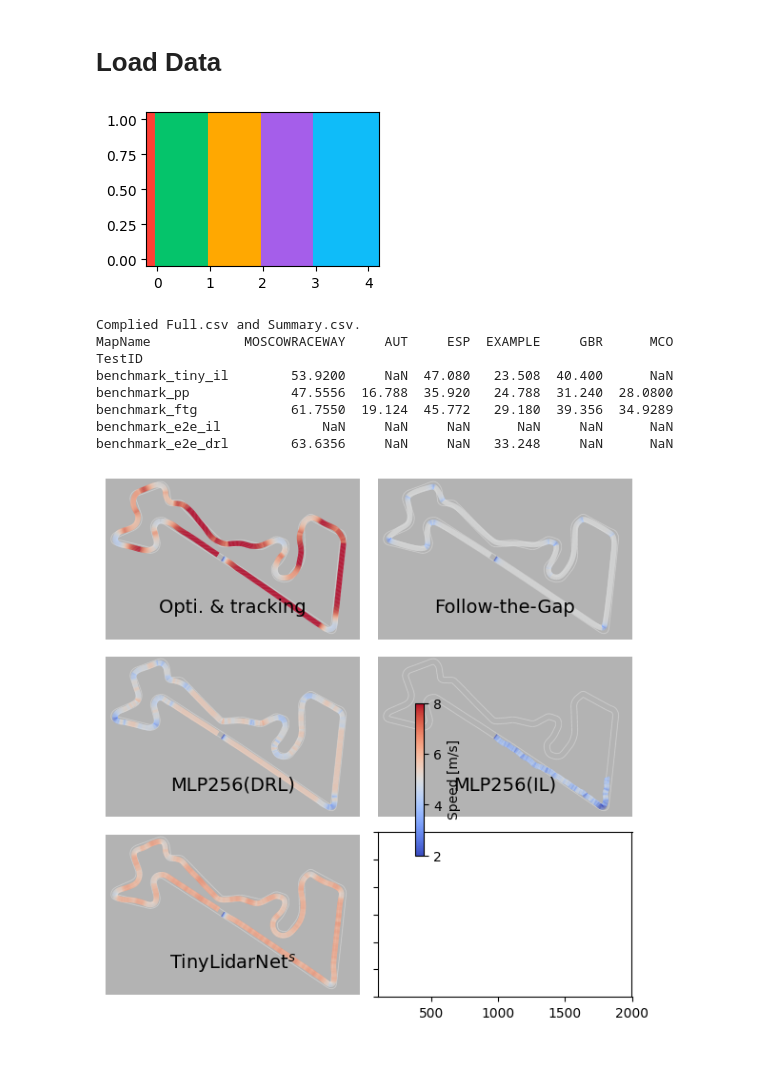
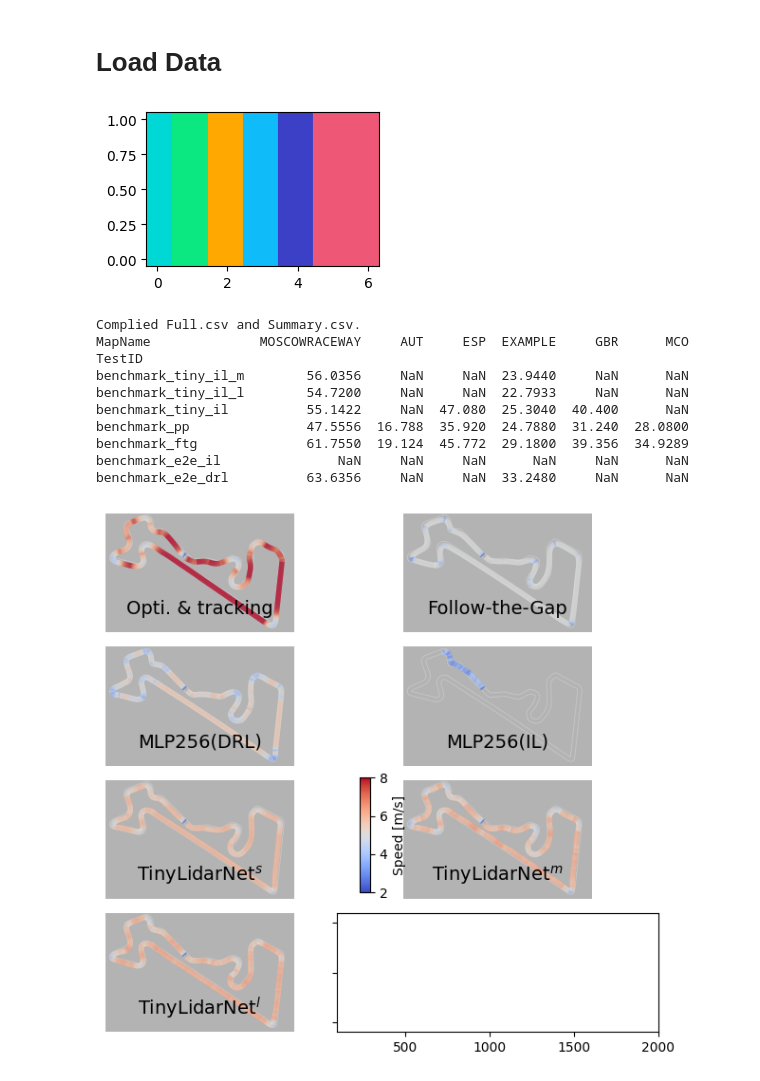
Before and after one commit to bakhbyergyen7/f1tenth_benchmarks, a Jupyter notebook: f1tenth_benchmarks/benchmark_results/tiny_notebook.ipynb, the cells around one changed output. Drawn from its saved outputs; the diff is of its cells as text; code cells hidden in the pictures.

```diff
--- a/f1tenth_benchmarks/benchmark_results/tiny_notebook.ipynb
+++ b/f1tenth_benchmarks/benchmark_results/tiny_notebook.ipynb
@@ -46,28 +46,28 @@ Complied Full.csv and Summary.csv.
 # %% [markdown]
 # Load Data
 # %%
-planners = ['GlobalPlanPP', "FollowTheGap", "EndToEnd", "EndToEnd",  "TinyLidarNet"]
+planners = ['GlobalPlanPP', "FollowTheGap", "EndToEnd", "EndToEnd",  "TinyLidarNet", "TinyLidarNet", "TinyLidarNet"]
 #planners = ['GlobalPlanPP', "GlobalPlanMPCC", "EndToEnd", "TinyLidarNet"]
 
 # test_ids = ["benchmark"] * 4
-test_ids = ["benchmark_pp", "benchmark_ftg","benchmark_e2e_drl", "benchmark_e2e_il", "benchmark_tiny_il"]
+test_ids = ["benchmark_pp", "benchmark_ftg","benchmark_e2e_drl", "benchmark_e2e_il", "benchmark_tiny_il", "benchmark_tiny_il_m", "benchmark_tiny_il_l"]
 #test_ids = ["mu90_steps4", "mu90_steps4", "benchmark_drl", "benchmark_tinylidar"]
 
 
-neat_planner_names = ["Opti. & tracking", "Follow-the-Gap", "MLP256(DRL)", "MLP256(IL)", "TinyLidarNet$^s$"]
+neat_planner_names = ["Opti. & tracking", "Follow-the-Gap", "MLP256(DRL)", "MLP256(IL)", "TinyLidarNet$^s$", "TinyLidarNet$^m$", "TinyLidarNet$^l$"]
 #neat_planner_names = ["Opti. & tracking", "MPCC", "End-to-end", "TinyLidarNet"]
 
 n_planners = len(planners)
 map_list = ["example","MoscowRaceway"]
 
 #planner_colors = [chrome_yellow, lighter_purple]
-planner_colors = [red_orange, sweedish_green, chrome_yellow, lighter_purple, disco_ball]
+planner_colors = [red_orange, jade_dust, minty_green, chrome_yellow, disco_ball, free_speech, high_pink]
 
 plt.figure(figsize=(3, 2))
 for i in range(n_planners):
     plt.plot([i, i], [0, 1], color=planner_colors[i], linewidth=80)
 # %% [output]
-[figure, old version]
+[figure, new version]
 # %%
 process_data()
 
@@ -87,17 +87,18 @@ print(times_df)
 times_df.to_latex(f"{save_path}benchmark_laptimes.tex", float_format="%.2f")
 # %% [output]
 Complied Full.csv and Summary.csv.
-MapName            MOSCOWRACEWAY     AUT     ESP  EXAMPLE     GBR      MCO
+MapName              MOSCOWRACEWAY     AUT     ESP  EXAMPLE     GBR      MCO
 TestID
-benchmark_tiny_il        53.9200     NaN  47.080   23.508  40.400      NaN
-benchmark_pp             47.5556  16.788  35.920   24.788  31.240  28.0800
-benchmark_ftg            61.7550  19.124  45.772   29.180  39.356  34.9289
-benchmark_e2e_il             NaN     NaN     NaN      NaN     NaN      NaN
-benchmark_e2e_drl        63.6356     NaN     NaN   33.248     NaN      NaN
+benchmark_tiny_il_m        56.0356     NaN     NaN  23.9440     NaN      NaN
+benchmark_tiny_il_l        54.7200     NaN     NaN  22.7933     NaN      NaN
+benchmark_tiny_il          55.1422     NaN  47.080  25.3040  40.400      NaN
+benchmark_pp               47.5556  16.788  35.920  24.7880  31.240  28.0800
+benchmark_ftg              61.7550  19.124  45.772  29.1800  39.356  34.9289
+benchmark_e2e_il               NaN     NaN     NaN      NaN     NaN      NaN
+benchmark_e2e_drl          63.6356     NaN     NaN  33.2480     NaN      NaN
 # %%
 plot_map = "MoscowRaceway"
-lap_n = 3
-
+lap_n = 5
 map_data = MapData(plot_map)
 lap_dfs = []
 
@@ -110,38 +111,38 @@ for i, planner_name in enumerate(planners):
     lap_dfs.append(df)
 lap_df = pd.concat(lap_dfs)
 
-fig, axs = plt.subplots(3, 2, figsize=(6., 6), sharex=True, sharey=True)
+fig, axs = plt.subplots(4, 2, figsize=(7., 6), sharex=True, sharey=True)
 axs_list = axs.flatten()
 for i in range(n_planners):
     plt.sca(axs_list[i])
     map_data.plot_map_img()
 
     #df = lap_df[lap_df["planner"] == planners[i]]
     df = lap_df[lap_df["planner"] == test_ids[i]]
     xs, ys = map_data.xy2rc(df.x, df.y)
     pts = np.array([xs, ys]).T.reshape(-1, 1, 2)
     segments = np.concatenate([pts[:-1], pts[1:]], axis=1)
     norm = plt.Normalize(2, 8)
     lc = LineCollection(segments, cmap='coolwarm', norm=norm)
     lc.set_array(df.speed.values)
     lc.set_linewidth(4)
     line = plt.gca().add_collection(lc)
 
     plt.axis('off')
     axs_list[i].set_aspect('equal')
     plt.xlim(100, 2000)
     plt.ylim(400, 1600)
     # plt.xlim(300, 1300)
     # plt.ylim(300, 1300)
     plt.text(0.5, 0.2, neat_planner_names[i], horizontalalignment='center', verticalalignment='center', transform=axs_list[i].transAxes, size=14)
 
 ax = plt.gca()
 cax = fig.add_axes([ax.get_position().x1+0.09, ax.get_position().y0+0.2, 0.015, ax.get_position().height*1.2])
 plt.colorbar(line, cax=cax, label="Speed [m/s]", ticks=[2, 4, 6, 8])
 
 plt.tight_layout()
 plt.savefig(f"{save_path}speed_trajectories_{plot_map}.pdf", bbox_inches='tight')
 # %% [output]
-[figure, old version]
+[figure, new version]
 # %%
 map_name = "MoscowRaceway"
```
Also changed, not shown: parts of 2 cells of this notebook, 17 other files.
